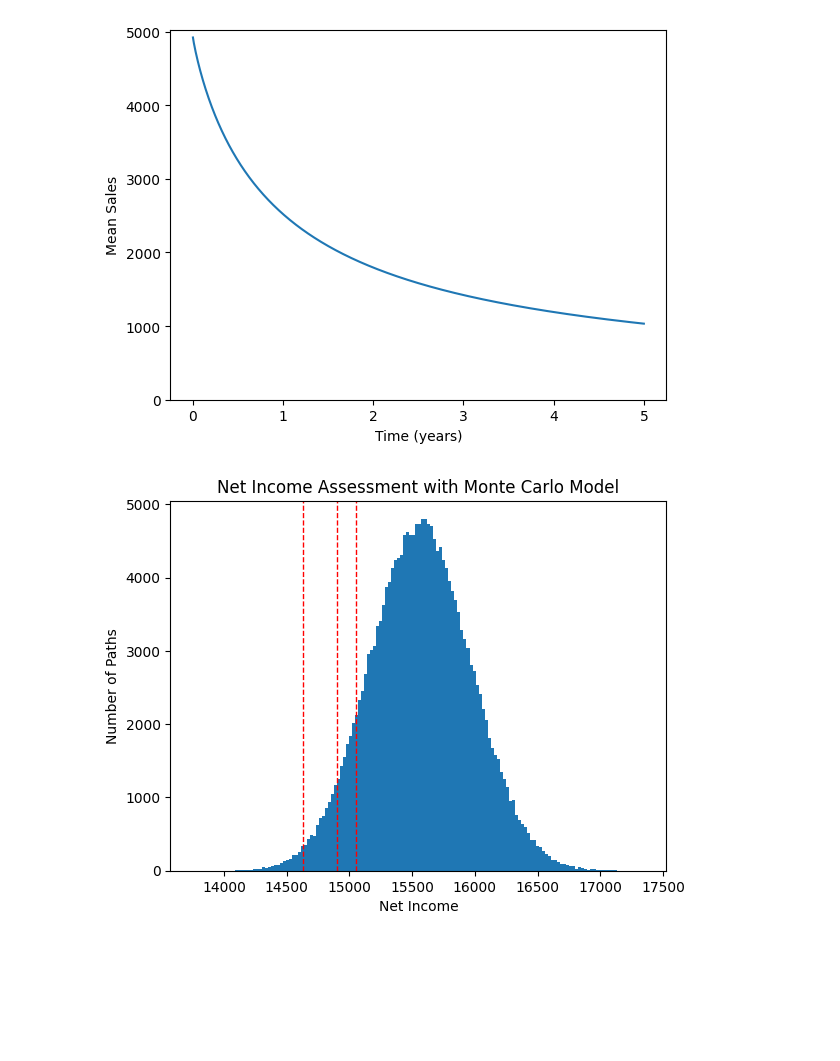
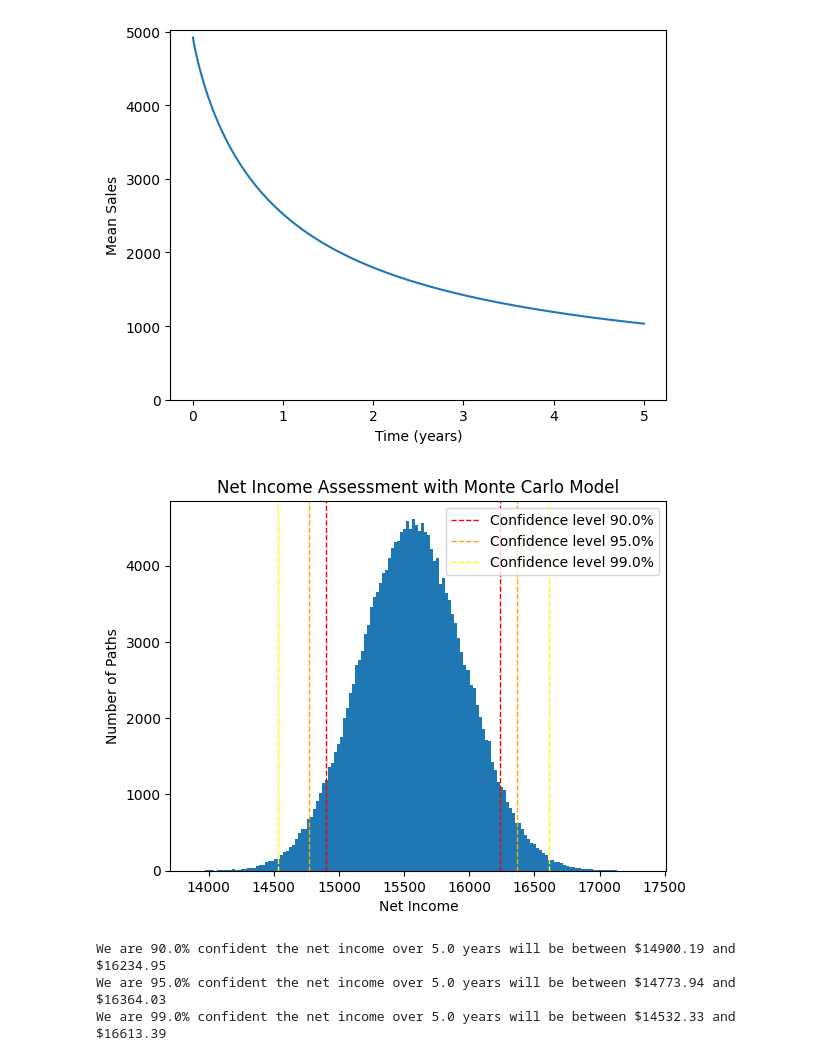
Before and after one commit to AvilashaHaldar/Monte_Carlo_Exercises, a Jupyter notebook: Monte_Carlo_Examples.ipynb, the cells around one changed output. Cells and saved outputs as stored; diff of their text form; code cells hidden in the pictures; blank space fills up the shorter version.

```diff
--- a/Monte_Carlo_Examples.ipynb
+++ b/Monte_Carlo_Examples.ipynb
@@ -524,7 +566,7 @@ class NetIncomeForecast:
                                                      make_plot: bool = False):
 
     profit_array = NetIncomeForecast.__create_monte_carlo_paths(years, cost_per_product, price_per_product, yearly_fom, func_for_mean_sales, func_for_stdev_sales, timesteps, num_paths)
-    confidence_levels_dict = ValueAtRiskMonteCarlo.find_confidence_intervals_from_monte_carlo_paths(profit_array, confidence_levels)
+    confidence_levels_dict = ValueAtRiskMonteCarlo.find_confidence_intervals_from_monte_carlo_paths(profit_array, confidence_levels, "middle")
     if make_plot:
       ValueAtRiskMonteCarlo.make_histogram_plot_with_confidence_levels(profit_array, confidence_levels_dict, "Net Income", "Net Income Assessment with Monte Carlo Model")
     return confidence_levels_dict
@@ -610,20 +659,27 @@ NetIncomeForecast.plot_mean_sales(mean_sales_func_decreasing, 5)
 # %%
 years = 5.0
 cost_per_product = 10.0
 price_per_product = 12.0
 yearly_fom = 1000.0
 timesteps = 2000
 num_paths = int(2e5)
 
-profit_array_2 = NetIncomeForecast.do_full_net_income_assessment_with_monte_carlo(years = years,
+confidence_levels_dict_2 = NetIncomeForecast.do_full_net_income_assessment_with_monte_carlo(years = years,
                                                                                   cost_per_product = cost_per_product,
                                                                                   price_per_product = price_per_product,
                                                                                   yearly_fom = yearly_fom,
                                                                                   func_for_mean_sales = mean_sales_func_decreasing,
                                                                                   func_for_stdev_sales = stdev_sales_func,
                                                                                   confidence_levels = confidence_levels,
                                                                                   timesteps = timesteps,
                                                                                   num_paths = num_paths,
                                                                                   make_plot = True)
 # %% [output]
-[figure, old version]
+[figure, new version]
+# %%
+for key, val in confidence_levels_dict_2.items():
+  print(f"We are {key*100.0}% confident the net income over {years} years will be between ${round(val[0], 2)} and ${round(val[1], 2)}")
+# %% [output]
+We are 90.0% confident the net income over 5.0 years will be between $14900.19 and $16234.95
+We are 95.0% confident the net income over 5.0 years will be between $14773.94 and $16364.03
+We are 99.0% confident the net income over 5.0 years will be between $14532.33 and $16613.39
```
Also changed, not shown: parts of 6 cells of this notebook.
